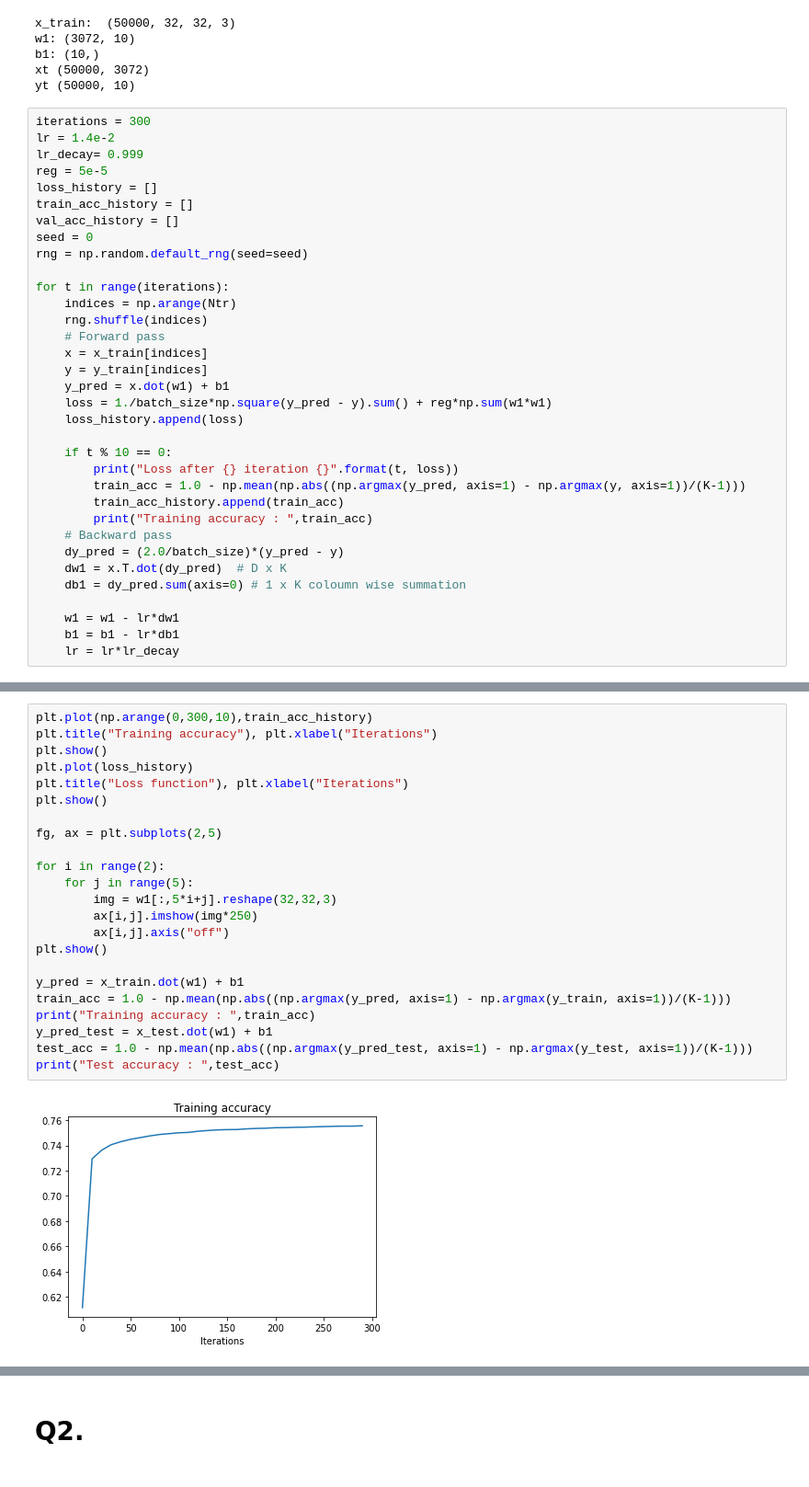
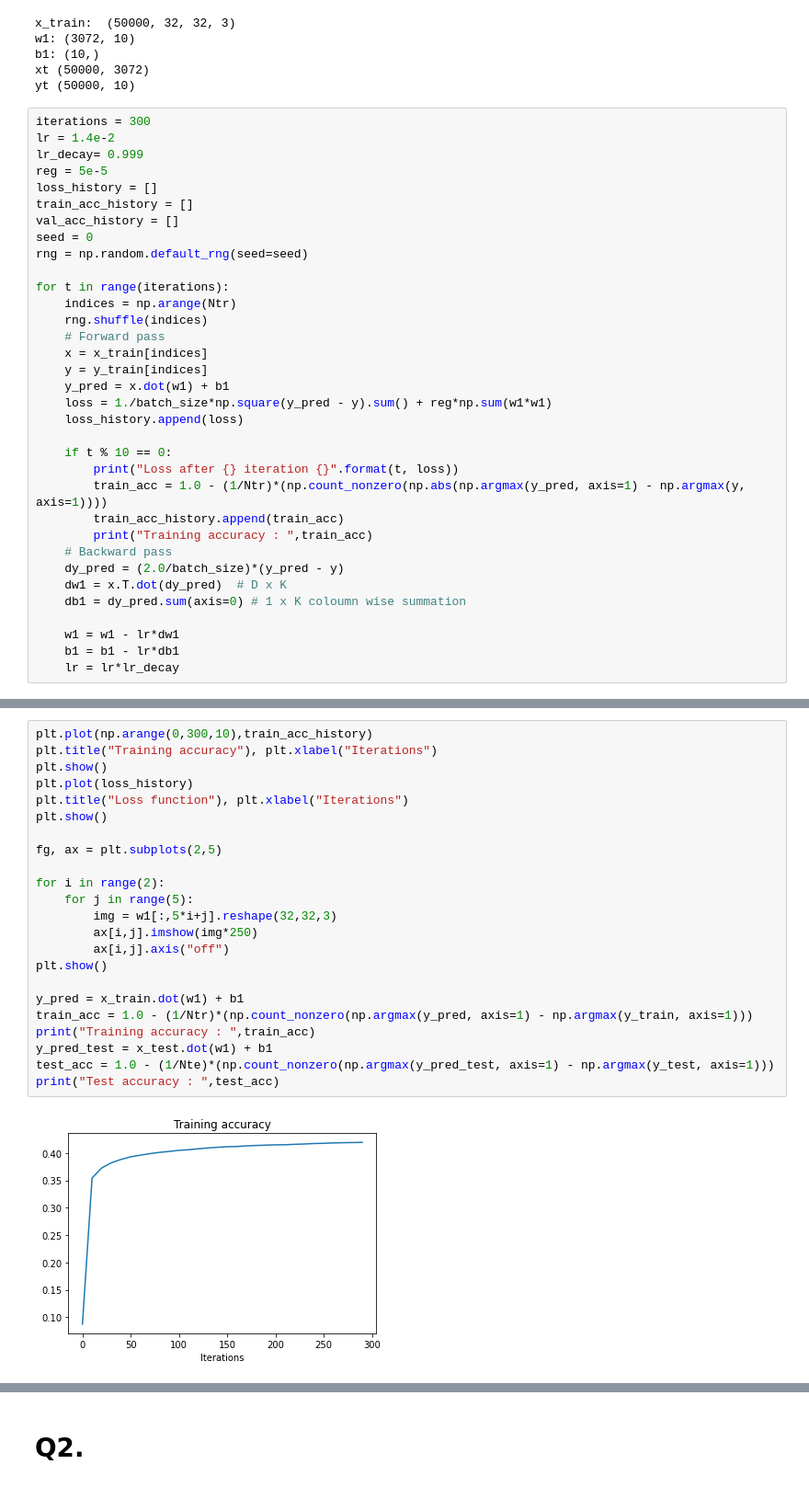
Before and after one commit to Nirajkanth/Digital-image-processing-and-computer-vision, a Jupyter notebook: EN2550_Assignments/A_04/Assign_04.ipynb, the cells around one changed output, grey strips where cells are left out. Shown at 92% size. Drawn from its saved outputs; the diff is of its cells as text.

```diff
--- a/EN2550_Assignments/A_04/Assign_04.ipynb
+++ b/EN2550_Assignments/A_04/Assign_04.ipynb
@@ -61,7 +61,7 @@ for t in range(iterations):
 
     if t % 10 == 0:
         print("Loss after {} iteration {}".format(t, loss))
-        train_acc = 1.0 - np.mean(np.abs((np.argmax(y_pred, axis=1) - np.argmax(y, axis=1))/(K-1)))
+        train_acc = 1.0 - (1/Ntr)*(np.count_nonzero(np.abs(np.argmax(y_pred, axis=1) - np.argmax(y, axis=1))))
         train_acc_history.append(train_acc)
         print("Training accuracy : ",train_acc)
     # Backward pass
@@ -93,28 +93,28 @@ Training accuracy :  0.7554933333333334
 # %%
 plt.plot(np.arange(0,300,10),train_acc_history)
 plt.title("Training accuracy"), plt.xlabel("Iterations")
 plt.show()
 plt.plot(loss_history)
 plt.title("Loss function"), plt.xlabel("Iterations")
 plt.show()
 
 fg, ax = plt.subplots(2,5)
 
 for i in range(2):
     for j in range(5):
         img = w1[:,5*i+j].reshape(32,32,3)
         ax[i,j].imshow(img*250)
         ax[i,j].axis("off")
 plt.show()
 
 y_pred = x_train.dot(w1) + b1
-train_acc = 1.0 - np.mean(np.abs((np.argmax(y_pred, axis=1) - np.argmax(y_train, axis=1))/(K-1)))
+train_acc = 1.0 - (1/Ntr)*(np.count_nonzero(np.argmax(y_pred, axis=1) - np.argmax(y_train, axis=1)))
 print("Training accuracy : ",train_acc)
 y_pred_test = x_test.dot(w1) + b1
-test_acc = 1.0 - np.mean(np.abs((np.argmax(y_pred_test, axis=1) - np.argmax(y_test, axis=1))/(K-1)))
+test_acc = 1.0 - (1/Nte)*(np.count_nonzero(np.argmax(y_pred_test, axis=1) - np.argmax(y_test, axis=1)))
 print("Test accuracy : ",test_acc)
 # %% [output]
-[figure, old version]
+[figure, new version]
 [figure]
 Clipping input data to the valid range for imshow with RGB data ([0..1] for floats or [0..255] for integers).
 Clipping input data to the valid range for imshow with RGB data ([0..1] for floats or [0..255] for integers).
```
Also changed, not shown: parts of 4 cells of this notebook.
